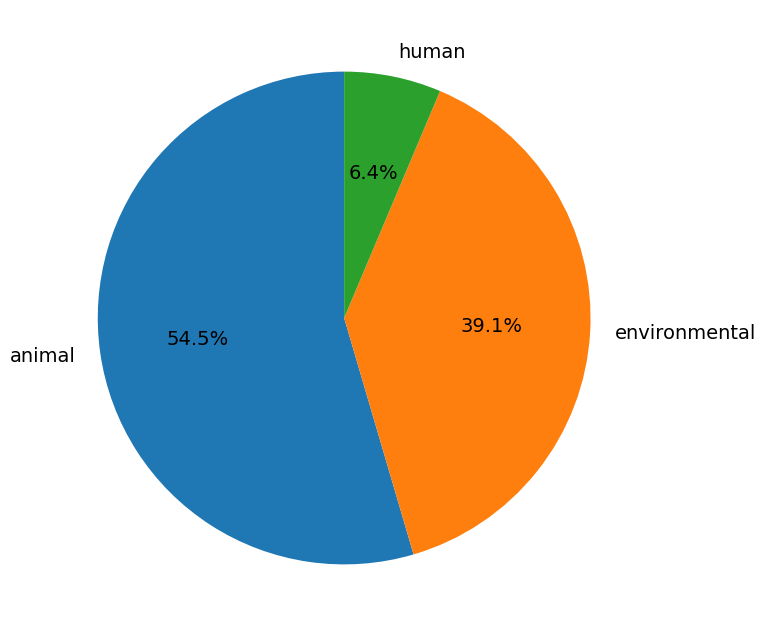
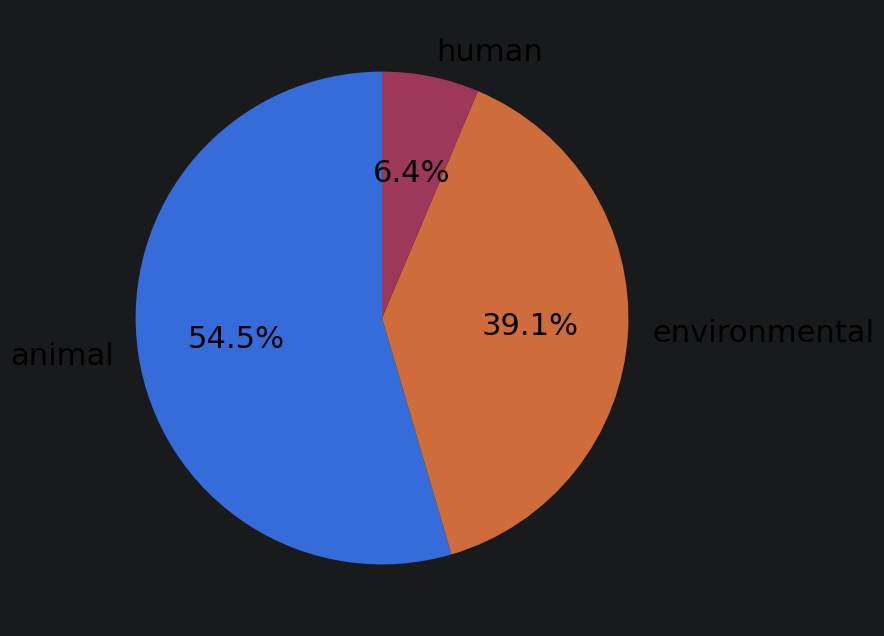
The change to this notebook cell's code, shown as a diff; its figure went from the first image to the second:
--- before
+++ after
@@ -1,10 +1,24 @@
-plt.figure(figsize=(8, 8))
-plt.pie(
+# White background; labels black outside, percentages white inside; font size 22
+
+fig, ax = plt.subplots(figsize=(8, 8), facecolor="white")
+wedges, texts, autotexts = ax.pie(
     df["count"],
     labels=df["sample_type_label"],
     autopct="%1.1f%%",
     startangle=90,
-    textprops={'fontsize': 14}
+    textprops={"fontsize": 22},
 )
-plt.savefig("figure-2b.png", dpi=600)
+
+# outside category labels -> black on the white background
+for t in texts:
+    t.set_color("black")
+    t.set_fontsize(22)
+
+# percentages inside the pie -> white
+for at in autotexts:
+    at.set_color("white")
+    at.set_fontsize(22)
+
+fig.savefig("figure-2b.png", dpi=600, facecolor="white", bbox_inches="tight")
+fig.savefig("figure-2b.pdf", facecolor="white", bbox_inches="tight")
 plt.show()

Commit: Rervised plots for increased readability